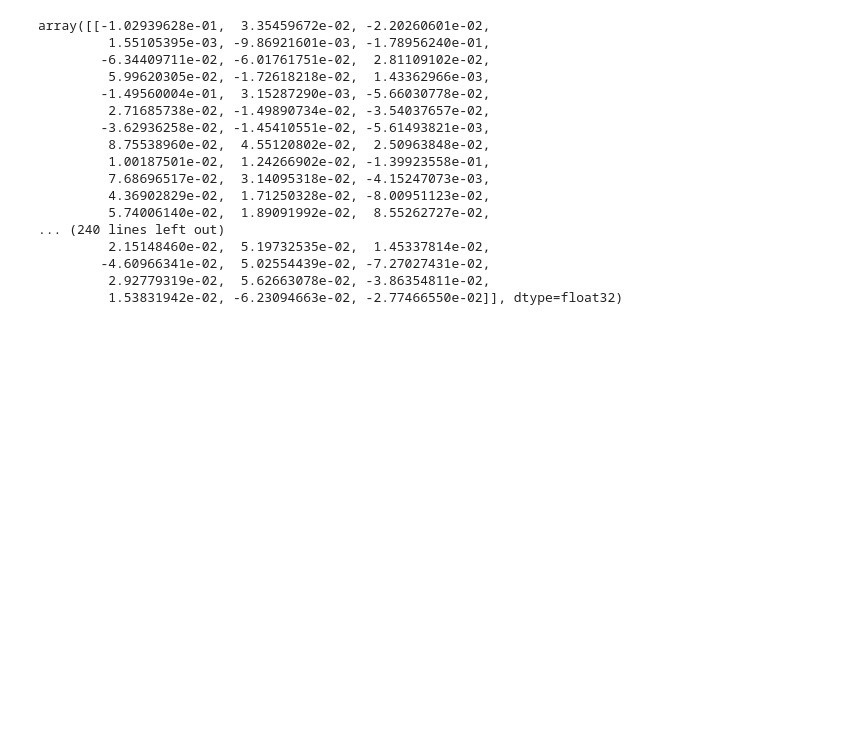
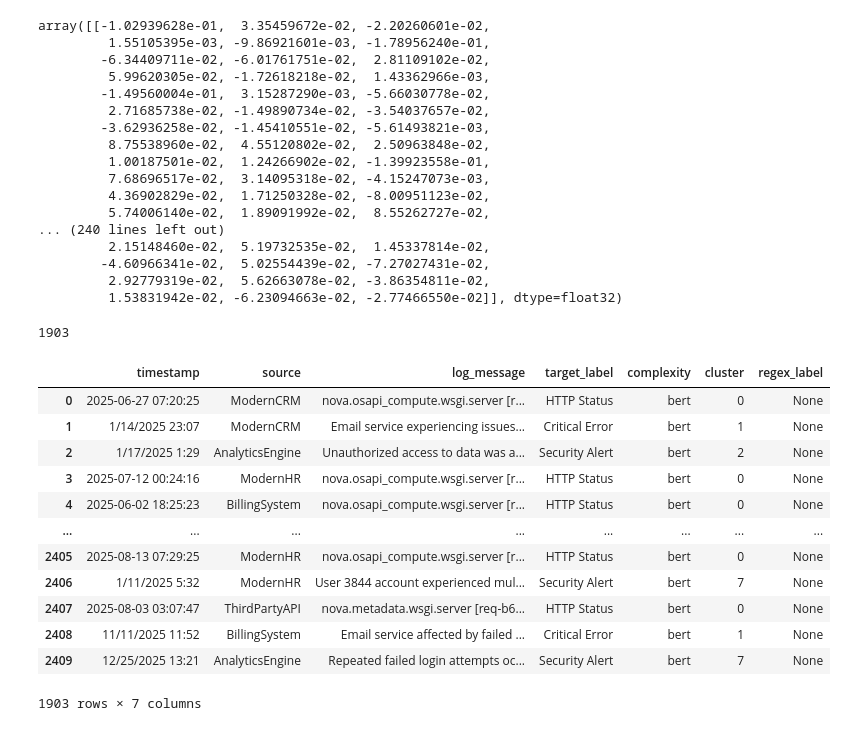
Before and after one commit to Nimesh-Aka/Log_Classification_System, a Jupyter notebook: training/training.ipynb, the cells around one changed output. Drawn from its saved outputs; the diff is of its cells as text; code cells hidden in the pictures; blank space fills up the shorter version.

```diff
--- a/training/training.ipynb
+++ b/training/training.ipynb
@@ -218,7 +216,7 @@ print(df_non_regex['target_label'].value_counts()[df_non_regex['target_label'].v
 # %% [output]
 ['Workflow Error', 'Deprecation Warning']
 # %%
-df_non_legecy = df_non_regex[df_non_regex.source!= "legacyCRM"]
+df_non_legecy = df_non_regex[df_non_regex.source!= "LegacyCRM"]
 df_non_legecy.source.unique()
 # %% [output]
 array(['ModernCRM', 'AnalyticsEngine', 'ModernHR', 'BillingSystem',
@@ -245,3 +264,23 @@ array([[-1.02939628e-01,  3.35459672e-02, -2.20260601e-02,
         -4.60966341e-02,  5.02554439e-02, -7.27027431e-02,
          2.92779319e-02,  5.62663078e-02, -3.86354811e-02,
          1.53831942e-02, -6.23094663e-02, -2.77466550e-02]], dtype=float32)
+# %%
+len(filtered_embeddings)
+# %% [output]
+1903
+# %%
+df_non_legecy
+# %% [output]
+|  | timestamp | source | log_message | target_label | complexity | cluster | regex_label |
+| 0 | 2025-06-27 07:20:25 | ModernCRM | nova.osapi_compute.wsgi.server [r... | HTTP Status | bert | 0 | None |
+| 1 | 1/14/2025 23:07 | ModernCRM | Email service experiencing issues... | Critical Error | bert | 1 | None |
+| 2 | 1/17/2025 1:29 | AnalyticsEngine | Unauthorized access to data was a... | Security Alert | bert | 2 | None |
+| 3 | 2025-07-12 00:24:16 | ModernHR | nova.osapi_compute.wsgi.server [r... | HTTP Status | bert | 0 | None |
+| 4 | 2025-06-02 18:25:23 | BillingSystem | nova.osapi_compute.wsgi.server [r... | HTTP Status | bert | 0 | None |
+| ... | ... | ... | ... | ... | ... | ... | ... |
+| 2405 | 2025-08-13 07:29:25 | ModernHR | nova.osapi_compute.wsgi.server [r... | HTTP Status | bert | 0 | None |
+| 2406 | 1/11/2025 5:32 | ModernHR | User 3844 account experienced mul... | Security Alert | bert | 7 | None |
+| 2407 | 2025-08-03 03:07:47 | ThirdPartyAPI | nova.metadata.wsgi.server [req-b6... | HTTP Status | bert | 0 | None |
+| 2408 | 11/11/2025 11:52 | BillingSystem | Email service affected by failed ... | Critical Error | bert | 1 | None |
+| 2409 | 12/25/2025 13:21 | AnalyticsEngine | Repeated failed login attempts oc... | Security Alert | bert | 7 | None |
+1903 rows × 7 columns
```
Also changed, not shown: parts of 15 cells of this notebook, 11 other files.
